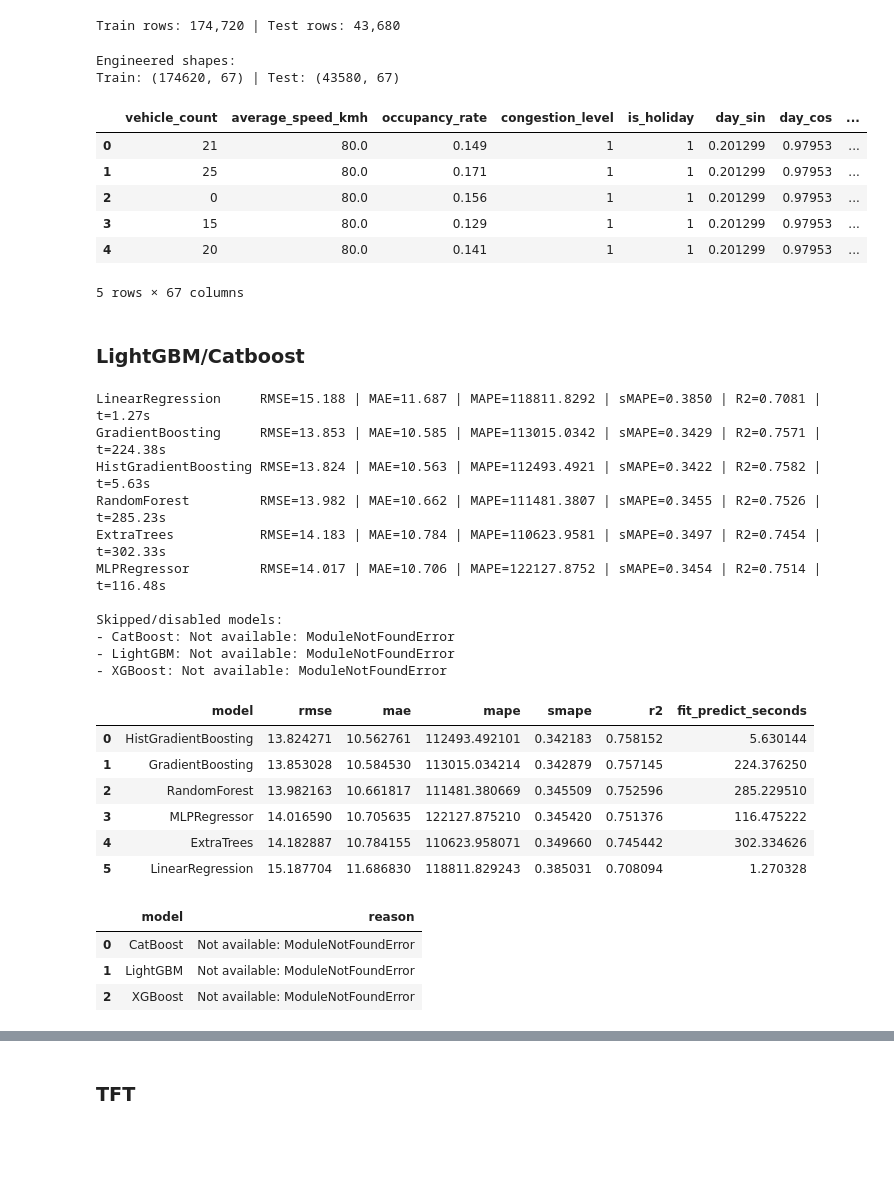
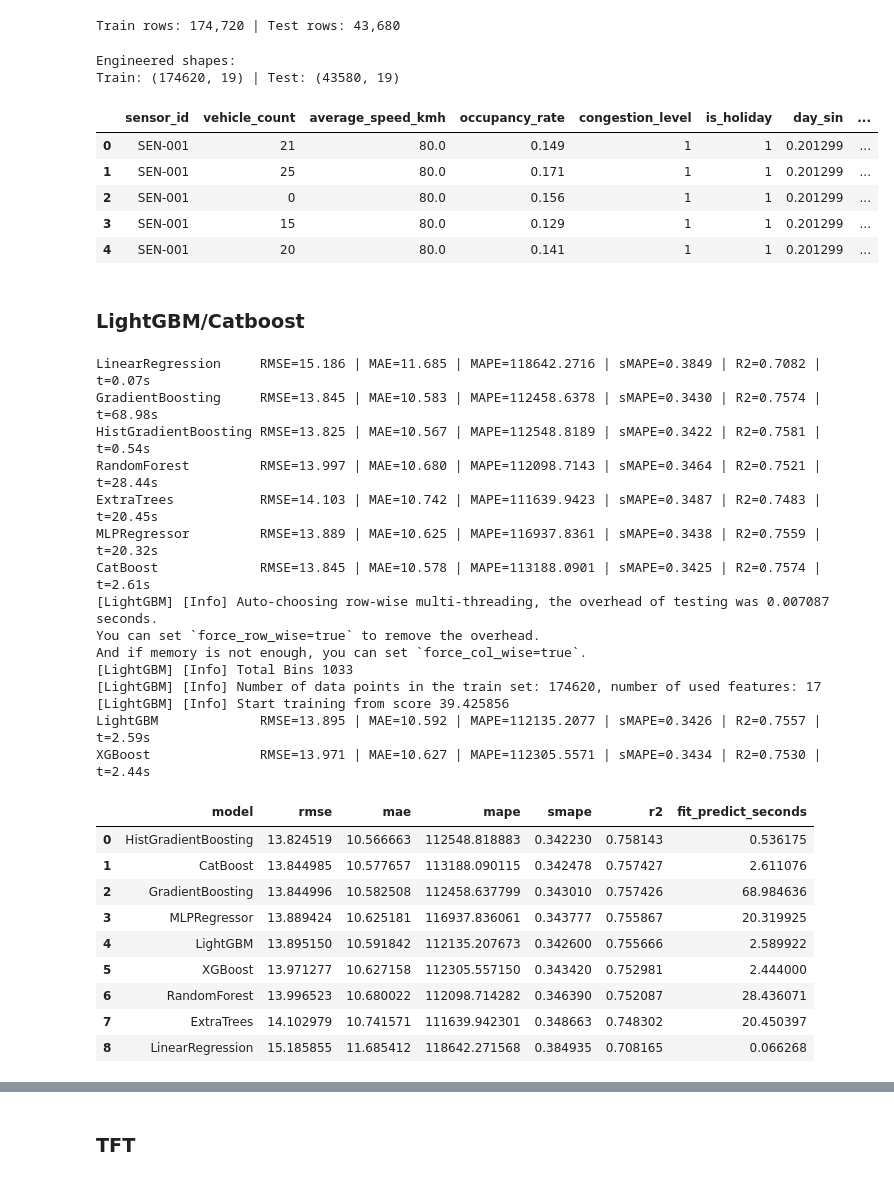
Before and after one commit to Albertouskas/traffic_flow_prediction_forecasting_and_analysis, a Jupyter notebook: traffic_forecast.ipynb, the cells around one changed output, grey strips where cells are left out. Drawn from its saved outputs; the diff is of its cells as text; code cells hidden in the pictures; blank space fills up the shorter version.

```diff
--- a/traffic_forecast.ipynb
+++ b/traffic_forecast.ipynb
@@ -260,51 +272,51 @@ else:
 Train rows: 174,720 | Test rows: 43,680
 # %%
 # Apply the same feature engineering function to each split
+one_hot_sensor = False
 modern_train_df = feature_engineering(
     train_df,
     target_column='vehicle_count',
-    one_hot_sensor=True,
+    one_hot_sensor=one_hot_sensor,
     add_lags=True,
     drop_lag_na=True,
     lag_steps=(1, 2)
  )
 
 if use_validation:
     modern_val_df = feature_engineering(
         val_df,
         target_column='vehicle_count',
-        one_hot_sensor=True,
+        one_hot_sensor=one_hot_sensor,
         add_lags=True,
         drop_lag_na=True,
         lag_steps=(1, 2)
     )
 
 modern_test_df = feature_engineering(
     test_df,
     target_column='vehicle_count',
-    one_hot_sensor=True,
+    one_hot_sensor=one_hot_sensor,
     add_lags=True,
     drop_lag_na=True,
     lag_steps=(1, 2)
  )
 
 print('Engineered shapes:')
 if use_validation:
     print('Train:', modern_train_df.shape, '| Val:', modern_val_df.shape, '| Test:', modern_test_df.shape)
 else:
     print('Train:', modern_train_df.shape, '| Test:', modern_test_df.shape)
 
 modern_train_df.head()
 # %% [output]
 Engineered shapes:
-Train: (174620, 67) | Test: (43580, 67)
+Train: (174620, 19) | Test: (43580, 19)
-|  | vehicle_count | average_speed_kmh | occupancy_rate | congestion_level | is_holiday | day_sin | day_cos | ... |
-| 0 | 21 | 80.0 | 0.149 | 1 | 1 | 0.201299 | 0.97953 | ... |
-| 1 | 25 | 80.0 | 0.171 | 1 | 1 | 0.201299 | 0.97953 | ... |
-| 2 | 0 | 80.0 | 0.156 | 1 | 1 | 0.201299 | 0.97953 | ... |
-| 3 | 15 | 80.0 | 0.129 | 1 | 1 | 0.201299 | 0.97953 | ... |
-| 4 | 20 | 80.0 | 0.141 | 1 | 1 | 0.201299 | 0.97953 | ... |
+|  | sensor_id | vehicle_count | average_speed_kmh | occupancy_rate | congestion_level | is_holiday | day_sin | ... |
+| 0 | SEN-001 | 21 | 80.0 | 0.149 | 1 | 1 | 0.201299 | ... |
+| 1 | SEN-001 | 25 | 80.0 | 0.171 | 1 | 1 | 0.201299 | ... |
+| 2 | SEN-001 | 0 | 80.0 | 0.156 | 1 | 1 | 0.201299 | ... |
+| 3 | SEN-001 | 15 | 80.0 | 0.129 | 1 | 1 | 0.201299 | ... |
+| 4 | SEN-001 | 20 | 80.0 | 0.141 | 1 | 1 | 0.201299 | ... |
-5 rows × 67 columns
 # %% [markdown]
 ### LightGBM/Catboost
 # %%
@@ -320,6 +332,10 @@ from sklearn.neural_network import MLPRegressor
 from sklearn.pipeline import Pipeline
 from sklearn.preprocessing import StandardScaler
 from sklearn.metrics import mean_absolute_error, mean_squared_error, r2_score
+from catboost import CatBoostRegressor
+from lightgbm import LGBMRegressor
+from xgboost import XGBRegressor
+
 
 
 def _safe_mape(y_true, y_pred, eps=1e-6):
@@ -538,25 +554,28 @@ display(benchmark_results)
 if skipped_models:
     display(pd.DataFrame({'model': list(skipped_models.keys()), 'reason': list(skipped_models.values())}))
 # %% [output]
-LinearRegression     RMSE=15.188 | MAE=11.687 | MAPE=118811.8292 | sMAPE=0.3850 | R2=0.7081 | t=1.27s
-GradientBoosting     RMSE=13.853 | MAE=10.585 | MAPE=113015.0342 | sMAPE=0.3429 | R2=0.7571 | t=224.38s
-HistGradientBoosting RMSE=13.824 | MAE=10.563 | MAPE=112493.4921 | sMAPE=0.3422 | R2=0.7582 | t=5.63s
-RandomForest         RMSE=13.982 | MAE=10.662 | MAPE=111481.3807 | sMAPE=0.3455 | R2=0.7526 | t=285.23s
-ExtraTrees           RMSE=14.183 | MAE=10.784 | MAPE=110623.9581 | sMAPE=0.3497 | R2=0.7454 | t=302.33s
-MLPRegressor         RMSE=14.017 | MAE=10.706 | MAPE=122127.8752 | sMAPE=0.3454 | R2=0.7514 | t=116.48s
-
-Skipped/disabled models:
-- CatBoost: Not available: ModuleNotFoundError
-- LightGBM: Not available: ModuleNotFoundError
-- XGBoost: Not available: ModuleNotFoundError
+LinearRegression     RMSE=15.186 | MAE=11.685 | MAPE=118642.2716 | sMAPE=0.3849 | R2=0.7082 | t=0.07s
+GradientBoosting     RMSE=13.845 | MAE=10.583 | MAPE=112458.6378 | sMAPE=0.3430 | R2=0.7574 | t=68.98s
+HistGradientBoosting RMSE=13.825 | MAE=10.567 | MAPE=112548.8189 | sMAPE=0.3422 | R2=0.7581 | t=0.54s
+RandomForest         RMSE=13.997 | MAE=10.680 | MAPE=112098.7143 | sMAPE=0.3464 | R2=0.7521 | t=28.44s
+ExtraTrees           RMSE=14.103 | MAE=10.742 | MAPE=111639.9423 | sMAPE=0.3487 | R2=0.7483 | t=20.45s
+MLPRegressor         RMSE=13.889 | MAE=10.625 | MAPE=116937.8361 | sMAPE=0.3438 | R2=0.7559 | t=20.32s
+CatBoost             RMSE=13.845 | MAE=10.578 | MAPE=113188.0901 | sMAPE=0.3425 | R2=0.7574 | t=2.61s
+[LightGBM] [Info] Auto-choosing row-wise multi-threading, the overhead of testing was 0.007087 seconds.
+You can set `force_row_wise=true` to remove the overhead.
+And if memory is not enough, you can set `force_col_wise=true`.
+[LightGBM] [Info] Total Bins 1033
+[LightGBM] [Info] Number of data points in the train set: 174620, number of used features: 17
+[LightGBM] [Info] Start training from score 39.425856
+LightGBM             RMSE=13.895 | MAE=10.592 | MAPE=112135.2077 | sMAPE=0.3426 | R2=0.7557 | t=2.59s
+XGBoost              RMSE=13.971 | MAE=10.627 | MAPE=112305.5571 | sMAPE=0.3434 | R2=0.7530 | t=2.44s
 |  | model | rmse | mae | mape | smape | r2 | fit_predict_seconds |
-| 0 | HistGradientBoosting | 13.824271 | 10.562761 | 112493.492101 | 0.342183 | 0.758152 | 5.630144 |
-| 1 | GradientBoosting | 13.853028 | 10.584530 | 113015.034214 | 0.342879 | 0.757145 | 224.376250 |
-| 2 | RandomForest | 13.982163 | 10.661817 | 111481.380669 | 0.345509 | 0.752596 | 285.229510 |
-| 3 | MLPRegressor | 14.016590 | 10.705635 | 122127.875210 | 0.345420 | 0.751376 | 116.475222 |
-| 4 | ExtraTrees | 14.182887 | 10.784155 | 110623.958071 | 0.349660 | 0.745442 | 302.334626 |
-| 5 | LinearRegression | 15.187704 | 11.686830 | 118811.829243 | 0.385031 | 0.708094 | 1.270328 |
+| 0 | HistGradientBoosting | 13.824519 | 10.566663 | 112548.818883 | 0.342230 | 0.758143 | 0.536175 |
+| 1 | CatBoost | 13.844985 | 10.577657 | 113188.090115 | 0.342478 | 0.757427 | 2.611076 |
+| 2 | GradientBoosting | 13.844996 | 10.582508 | 112458.637799 | 0.343010 | 0.757426 | 68.984636 |
+| 3 | MLPRegressor | 13.889424 | 10.625181 | 116937.836061 | 0.343777 | 0.755867 | 20.319925 |
+| 4 | LightGBM | 13.895150 | 10.591842 | 112135.207673 | 0.342600 | 0.755666 | 2.589922 |
+| 5 | XGBoost | 13.971277 | 10.627158 | 112305.557150 | 0.343420 | 0.752981 | 2.444000 |
+| 6 | RandomForest | 13.996523 | 10.680022 | 112098.714282 | 0.346390 | 0.752087 | 28.436071 |
+| 7 | ExtraTrees | 14.102979 | 10.741571 | 111639.942301 | 0.348663 | 0.748302 | 20.450397 |
+| 8 | LinearRegression | 15.185855 | 11.685412 | 118642.271568 | 0.384935 | 0.708165 | 0.066268 |
-|  | model | reason |
-| 0 | CatBoost | Not available: ModuleNotFoundError |
-| 1 | LightGBM | Not available: ModuleNotFoundError |
-| 2 | XGBoost | Not available: ModuleNotFoundError |
```
Also changed, not shown: parts of 5 cells of this notebook, 1 other file.
